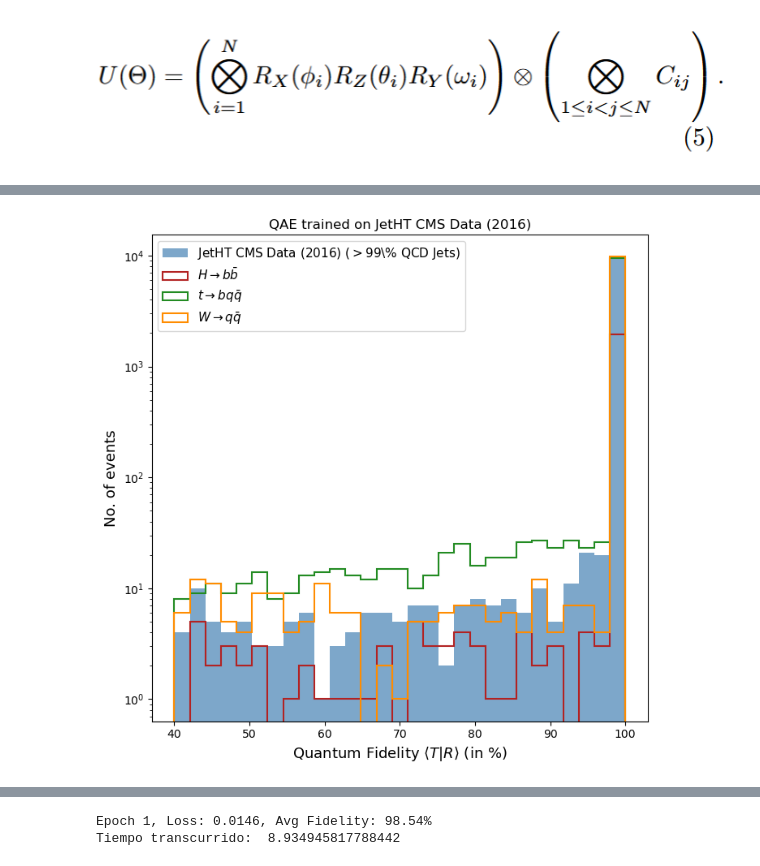
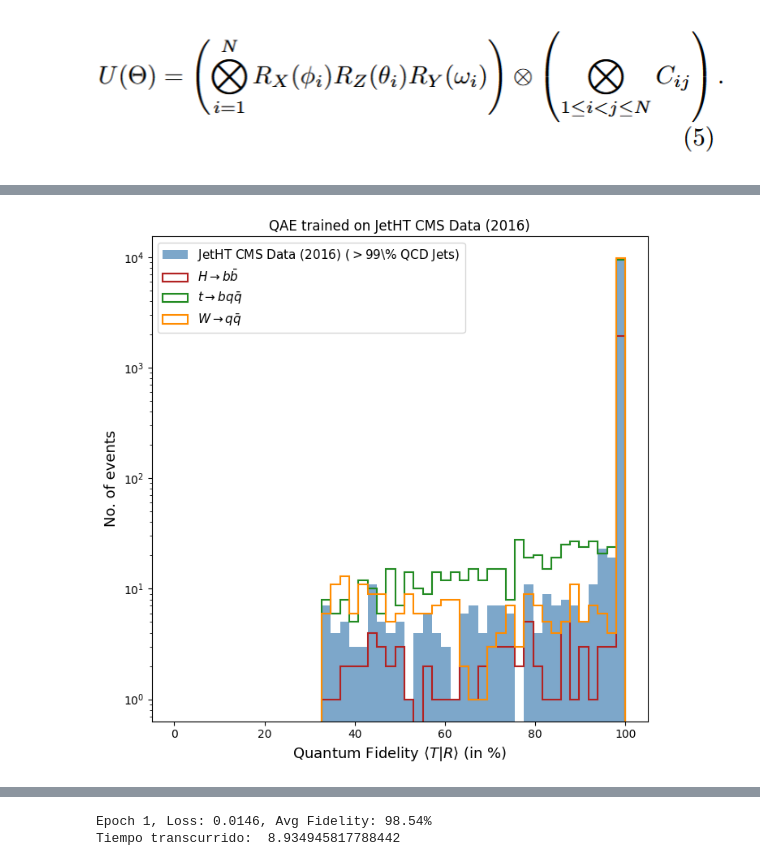
Before and after one commit to MirandaCarou/Qutrits-for-physics-at-LHC, a Jupyter notebook: TFM/QAE_qutrits.ipynb, the cells around one changed output, grey strips where cells are left out. Saved outputs shown, nothing was run; the diff lists cells and outputs as text; code cells hidden in the pictures.

```diff
--- a/TFM/QAE_qutrits.ipynb
+++ b/TFM/QAE_qutrits.ipynb
@@ -204,7 +202,10 @@ Lambda = {
 
     8: (1/np.sqrt(3)) * np.array([[1, 0, 0],
                                   [0, 1, 0],
-                                  [0, 0, -2]], dtype=complex)
+                                  [0, 0, -2]], dtype=complex),
+    0: torch.tensor([[1, 0, 0],
+                 [0, 1, 0],
+                 [0, 0, 1]], dtype=torch.cdouble)
 }
 
 # Spin-1 rotation generators (SO(3) ⊂ SU(3))
@@ -241,7 +242,10 @@ def TSWAP_matrix():
 
 # Exponentiation function for any generator
 def unitary_from_generator(generator_matrix, theta):
-    return torch.matrix_exp(1j * theta * generator_matrix)
+    if not torch.is_tensor(theta):
+        theta = torch.tensor(theta, dtype=torch.cdouble)
+    i = torch.tensor(1j, dtype=torch.cdouble)
+    return Lambda[0] + (torch.cos(theta) - torch.tensor(1.0)) * generator_matrix @ generator_matrix + i * torch.sin(theta) * generator_matrix
 # %%
 # --- Parámetros del circuito ---
 num_particles = 4
@@ -263,7 +267,7 @@ def theta_circuit(w, eta, eta_jet, pt, pt_jet): return f(w) * pt / pt_jet * (eta
 def mass_circuit(w, mass, mass_jet, pt, pt_jet):  return  f(w) * pt / pt_jet * (mass - mass_jet)
 
 # --- Encoder aproximado para qutrits ---
-def encode_1p1q_qutrit(jets, w):
+def encode_1p1q_qutrit(jet, w):
     pt_jet = jet['pt_jet']
     eta_jet = jet['eta_jet']
     phi_jet = jet['phi_jet']
@@ -276,9 +280,11 @@ def encode_1p1q_qutrit(jets, w):
         phi = phi_circuit(w, c['phi'], phi_jet, c['pt'], pt_jet)
         mass = mass_circuit(w, c['mass'], mass_jet, c['pt'], pt_jet)
 
+
+        #RX = unitary_from_generator(Sigma[1], theta)
         RX = unitary_from_generator(Sigma[1], theta)
         RY = unitary_from_generator(Sigma[2], phi)
-        RZ = unitary_from_generator(Sigma[3], mass)
+        RZ = unitary_from_generator(Sigma[3], 0)
 
         qml.QutritUnitary(RX, wires=i)
         qml.QutritUnitary(RY, wires=i)
@@ -306,6 +312,7 @@ def variational_layer_qutrit(theta_i, phi_i, w_i, num_layers):
 def qae_circuit_qutrit(jets, w, theta_i, phi_i, w_i, num_layers):
     encode_1p1q_qutrit(jets, w)
     variational_layer_qutrit(theta_i, phi_i, w_i, num_layers)
+    tswap = TSWAP_matrix()
 
     for trash_wire, ref_wire in zip(trash_wires, ref_wires):
         qml.THadamard(wires=ancilla, subspace=None) #With none they apply the generalized version
@@ -527,8 +555,8 @@ plt.show()
 # %%
 plt.figure(figsize=(7, 7))
 
-# Definir bins (de 97 a 100, como en la referencia)
-bins = np.linspace(40, 100, 30)
+# Definir bins (de 0 a 100, como en la referencia)
+bins = np.linspace(0, 100, 50)
 
 # --- Background: relleno azul ---
 plt.hist(event_fidelities_back,
@@ -547,35 +575,35 @@ plt.hist(event_fidelities_HToBB,
          linestyle='-',
          label=r'$H \rightarrow b\bar{b}$')
 
 # --- t → bqq : línea verde punteada ---
 plt.hist(event_fidelities_TTBar,
          bins=bins,
          histtype='step',
          color='forestgreen',
          linewidth=1.5,
          linestyle='-',
          label=r'$t \rightarrow bq\bar{q}$')
 
 # --- W → qq : línea naranja punteada ---
 plt.hist(event_fidelities_WToQQ,
          bins=bins,
          histtype='step',
          color='darkorange',
          linewidth=1.5,
          linestyle='-',
          label=r'$W \rightarrow q\bar{q}$')
 
 
 plt.yscale('log')
 plt.xlabel(r'Quantum Fidelity $\langle T|R \rangle$ (in %)', fontsize=13)
 plt.ylabel(r'No. of events', fontsize=13)
 plt.title(r'QAE trained on JetHT CMS Data (2016)', fontsize=12, pad=5)
 plt.legend(loc='upper left', fontsize=11)
 plt.tight_layout()
-plt.savefig("qae_fidelity_distribution_final_acotado_4Q_qutrits.png", dpi=300, bbox_inches='tight')
+#plt.savefig("qae_fidelity_distribution_final_acotado_4Q_qutrits.png", dpi=300, bbox_inches='tight')
 plt.show()
 # %% [output]
-[figure, old version]
+[figure, new version]
 # %%
 from sklearn.metrics import roc_auc_score, roc_curve
 import matplotlib.pyplot as plt
```
Also changed, not shown: parts of 12 cells of this notebook, 1 other file.
